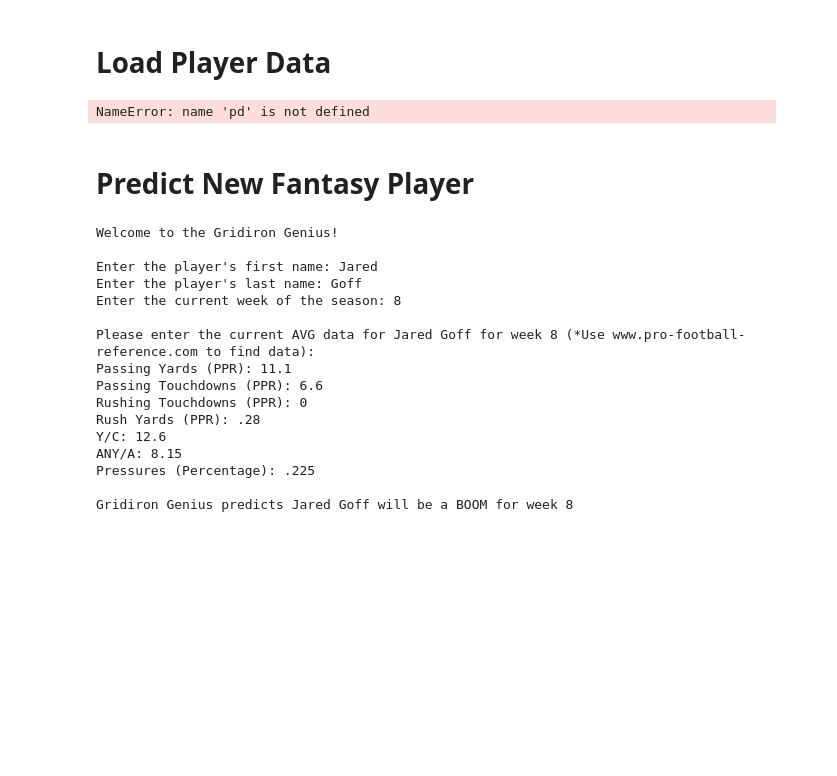
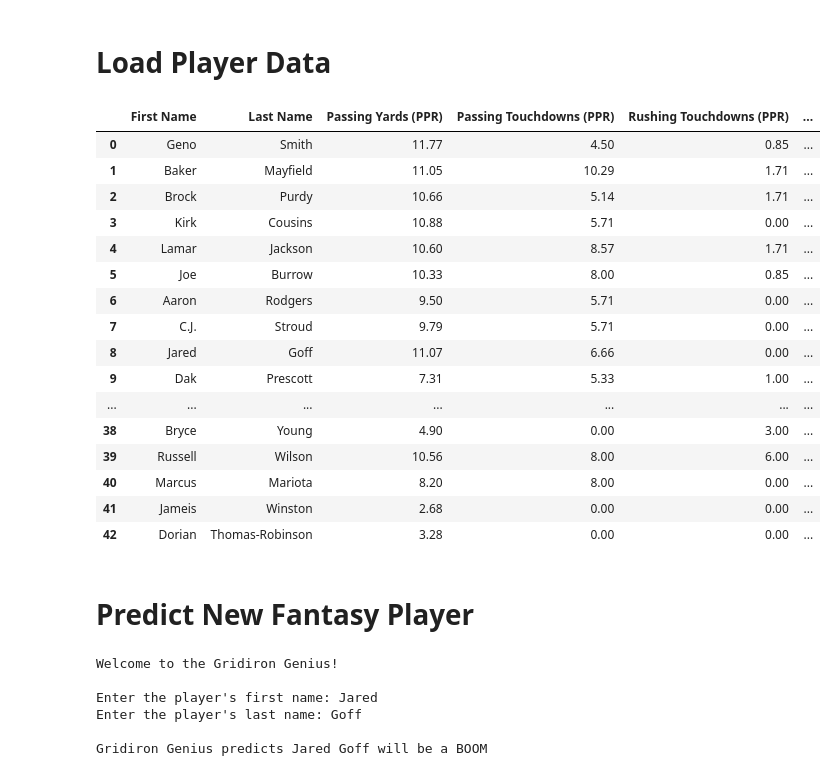
Before and after one commit to SIMBL742/GridironGenius, a Jupyter notebook: GridironGenius_ModelA_TitansD.ipynb, the cells around one changed output. Cells and saved outputs as stored; diff of their text form; code cells hidden in the pictures; blank space fills up the shorter version.

```diff
--- a/GridironGenius_ModelA_TitansD.ipynb
+++ b/GridironGenius_ModelA_TitansD.ipynb
@@ -90,36 +88,56 @@ y_pred = model.predict(X_test)
 # **Load Player Data**
 # %%
 df_player_data = pd.read_csv('https://raw.githubusercontent.com/SIMBL742/GridironGenius/refs/heads/main/dataset_2024-2025_QBs.csv')
+df_player_data
 # %% [output]
-NameError: name 'pd' is not defined
+|  | First Name | Last Name | Passing Yards (PPR) | Passing Touchdowns (PPR) | Rushing Touchdowns (PPR) | ... |
+| 0 | Geno | Smith | 11.77 | 4.50 | 0.85 | ... |
+| 1 | Baker | Mayfield | 11.05 | 10.29 | 1.71 | ... |
+| 2 | Brock | Purdy | 10.66 | 5.14 | 1.71 | ... |
+| 3 | Kirk | Cousins | 10.88 | 5.71 | 0.00 | ... |
+| 4 | Lamar | Jackson | 10.60 | 8.57 | 1.71 | ... |
+| 5 | Joe | Burrow | 10.33 | 8.00 | 0.85 | ... |
+| 6 | Aaron | Rodgers | 9.50 | 5.71 | 0.00 | ... |
+| 7 | C.J. | Stroud | 9.79 | 5.71 | 0.00 | ... |
+| 8 | Jared | Goff | 11.07 | 6.66 | 0.00 | ... |
+| 9 | Dak | Prescott | 7.31 | 5.33 | 1.00 | ... |
+| ... | ... | ... | ... | ... | ... | ... |
+| 38 | Bryce | Young | 4.90 | 0.00 | 3.00 | ... |
+| 39 | Russell | Wilson | 10.56 | 8.00 | 6.00 | ... |
+| 40 | Marcus | Mariota | 8.20 | 8.00 | 0.00 | ... |
+| 41 | Jameis | Winston | 2.68 | 0.00 | 0.00 | ... |
+| 42 | Dorian | Thomas-Robinson | 3.28 | 0.00 | 0.00 | ... |
 # %% [markdown]
 # **Predict New Fantasy Player**
 # %%
+# Define the prediction function using the separate player dataset
 def predict_fantasy_player():
     print("\nWelcome to the Gridiron Genius!")
-    #Prompt user to input player name
+
+    # Prompt user to input player name
     player_first_name = input("\nEnter the player's first name: ")
     player_last_name = input("Enter the player's last name: ")
-    #Prompt user to input current week of the season
-    current_week = int(input("Enter the current week of the season: "))
-    #Prompt the user to input data of the player name they previous entered
-    print(f"\nPlease enter the current AVG data for {player_first_name} {player_last_name} for week {current_week} (*Use www.pro-football-reference.com to find data):")
 
-    input_data = []
-    for col in X.columns:
-        value = float(input(f"{col}: "))
-        input_data.append(value)
+    # Check if player exists in the separate player data dataset
+    player_info = df_player_data[
+        (df_player_data['First Name'] == player_first_name) &
+        (df_player_data['Last Name'] == player_last_name)
+    ]
 
-    # Create a DataFrame from the input data
-    input_df = pd.DataFrame([input_data], columns=X.columns)
+    if player_info.empty:
+        print(f"\nNo data found for {player_first_name} {player_last_name}. Please check the spelling or ensure the player is in the dataset.")
+        return
 
-    # Scale the input data using the same scaler used for training data
-    input_scaled = scaler.transform(input_df)
+    # Assuming X.columns contains the correct feature names
+    input_data = player_info[X.columns].values
+    input_data = pd.DataFrame(input_data, columns=X.columns) # Creates DataFrame with X's column names
+    input_scaled = scaler.transform(input_data)
 
-    # Make a prediction
+
+    # Make a prediction using the trained model
     prediction = model.predict(input_scaled)
     prediction_label = "BOOM" if prediction[0] == 1 else "BUST"
-    print(f"\nGridiron Genius predicts {player_first_name} {player_last_name} will be a {prediction_label} for week {current_week}")
+    print(f"\nGridiron Genius predicts {player_first_name} {player_last_name} will be a {prediction_label}")
 
 # Call the function to predict for a new player
 predict_fantasy_player()
@@ -128,15 +146,5 @@ Welcome to the Gridiron Genius!
 
 Enter the player's first name: Jared
 Enter the player's last name: Goff
-Enter the current week of the season: 8
 
-Please enter the current AVG data for Jared Goff for week 8 (*Use www.pro-football-reference.com to find data):
-Passing Yards (PPR): 11.1
-Passing Touchdowns (PPR): 6.6
-Rushing Touchdowns (PPR): 0
-Rush Yards (PPR): .28
-Y/C: 12.6
-ANY/A: 8.15
-Pressures (Percentage): .225
-
-Gridiron Genius predicts Jared Goff will be a BOOM for week 8
+Gridiron Genius predicts Jared Goff will be a BOOM
```
Also changed, not shown: parts of 5 cells of this notebook.
